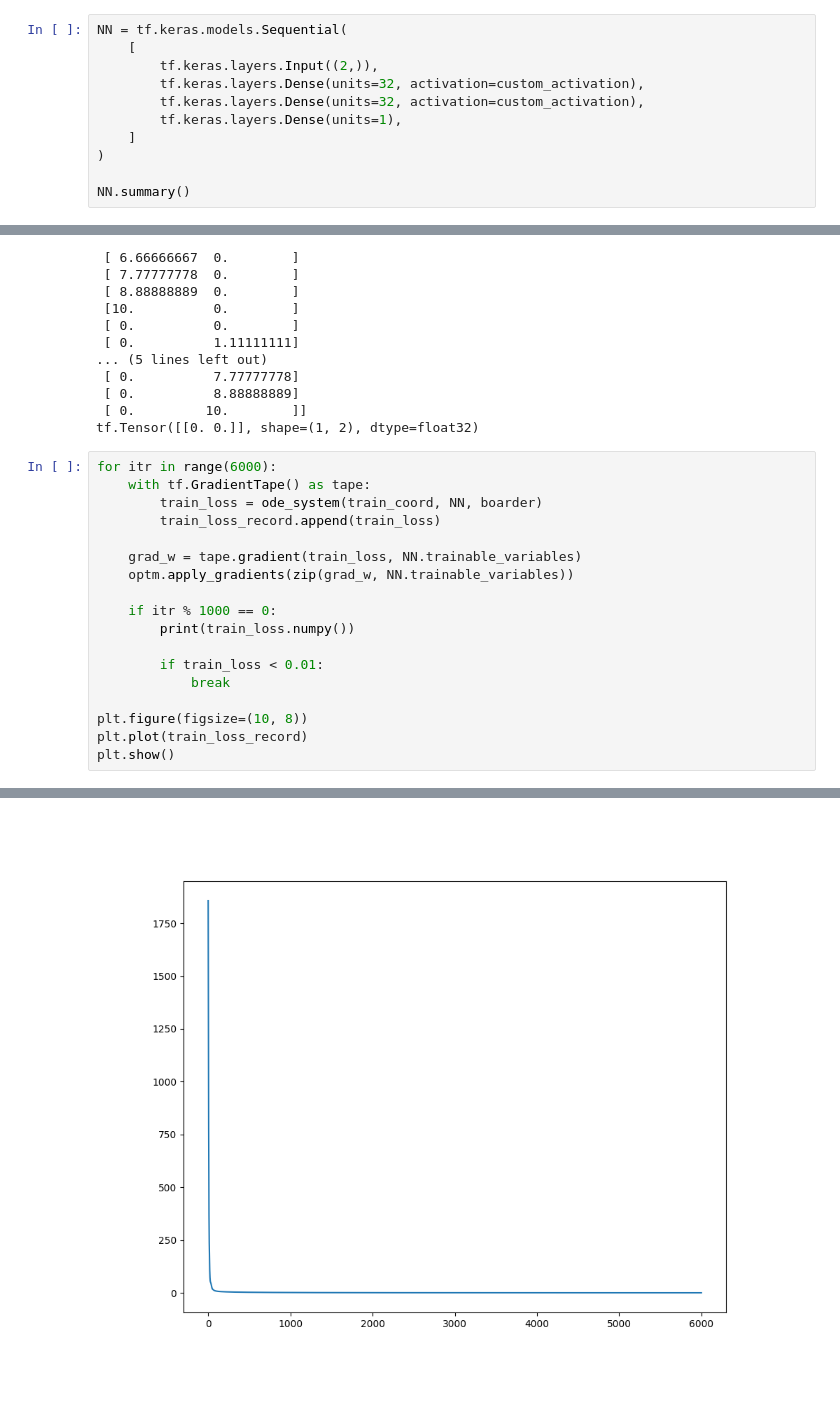
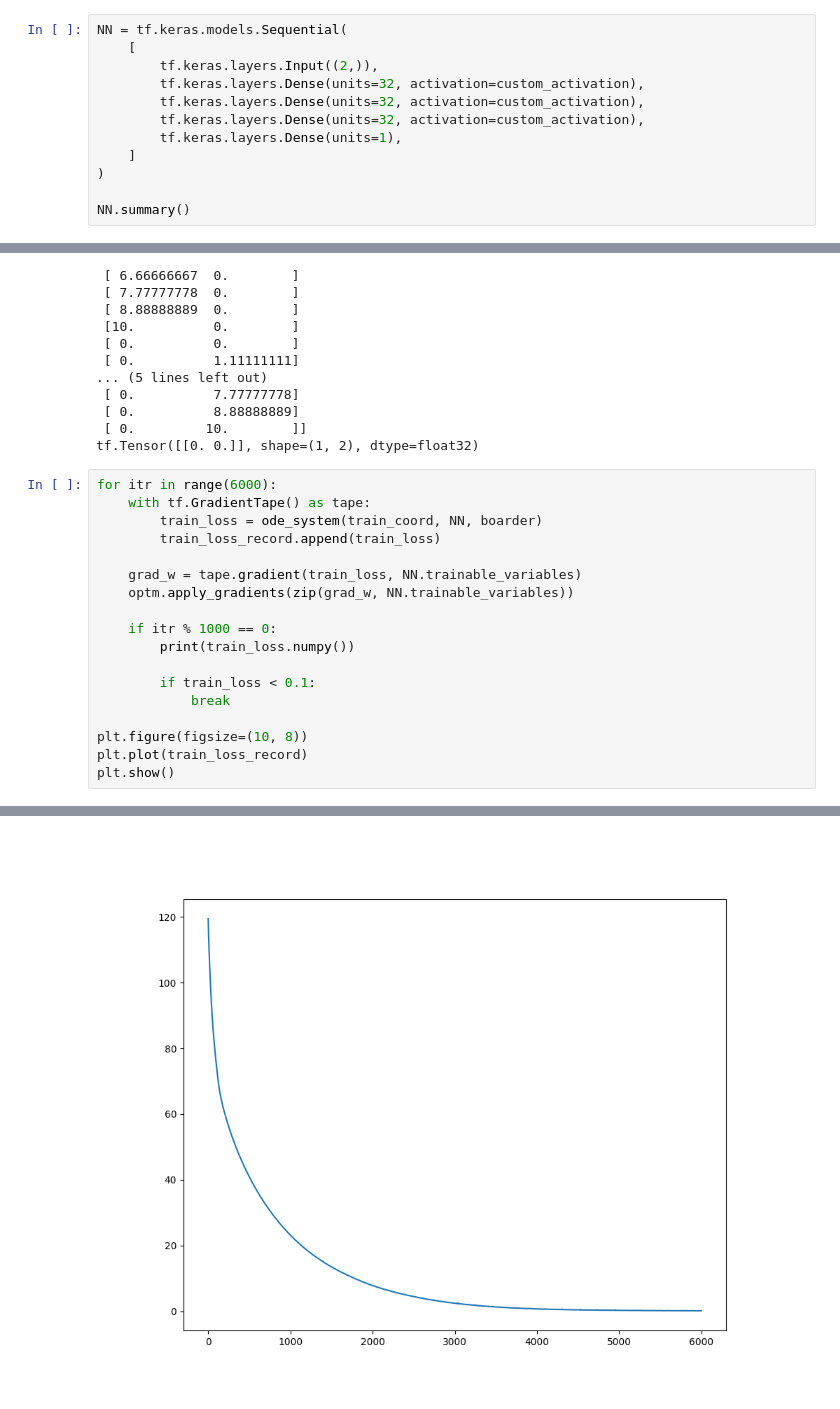
Before and after one commit to C0c0n4t/PINN_Poisson, a Jupyter notebook: src/ourtask.ipynb, the cells around one changed output, grey strips where cells are left out. Saved outputs shown, nothing was run; the diff lists cells and outputs as text.

```diff
--- a/src/ourtask.ipynb
+++ b/src/ourtask.ipynb
@@ -11,6 +11,7 @@ def custom_activation(x):
 NN = tf.keras.models.Sequential(
     [
         tf.keras.layers.Input((2,)),
+        tf.keras.layers.Dense(units=32, activation=custom_activation),
         tf.keras.layers.Dense(units=32, activation=custom_activation),
         tf.keras.layers.Dense(units=32, activation=custom_activation),
         tf.keras.layers.Dense(units=1),
@@ -115,7 +118,7 @@ for itr in range(6000):
     if itr % 1000 == 0:
         print(train_loss.numpy())
 
-        if train_loss < 0.01:
+        if train_loss < 0.1:
             break
 
 plt.figure(figsize=(10, 8))
@@ -131 +134 @@ plt.show()
-[figure, old version]
+[figure, new version]
```
Also changed, not shown: parts of 6 cells of this notebook.
